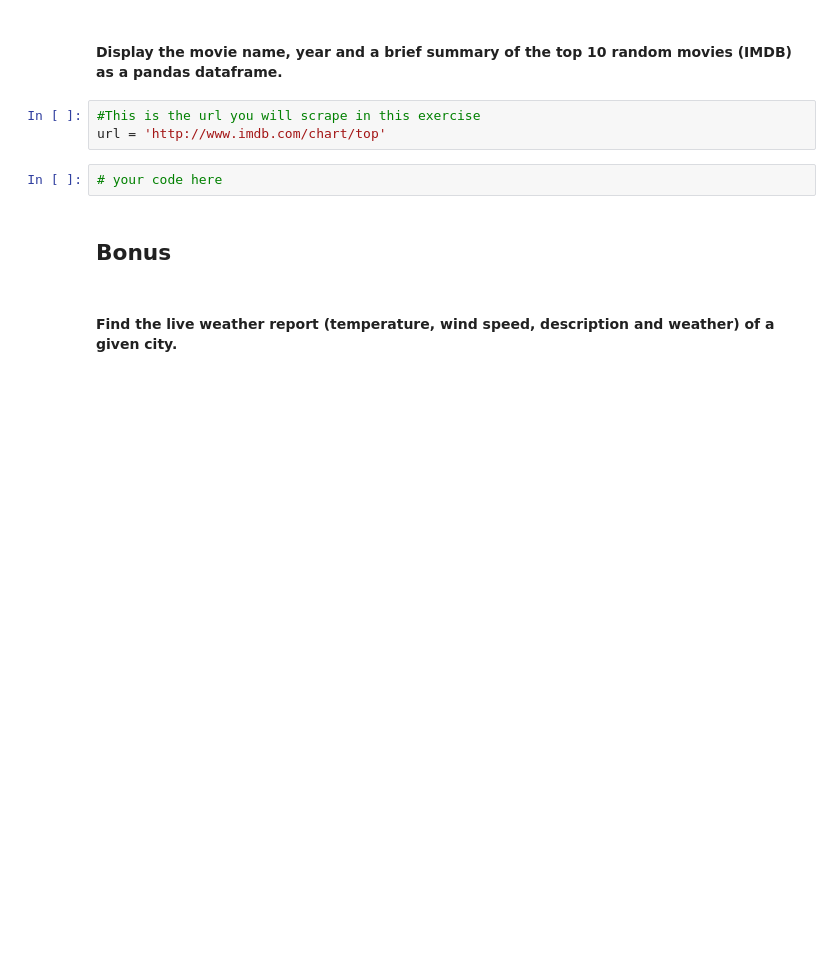
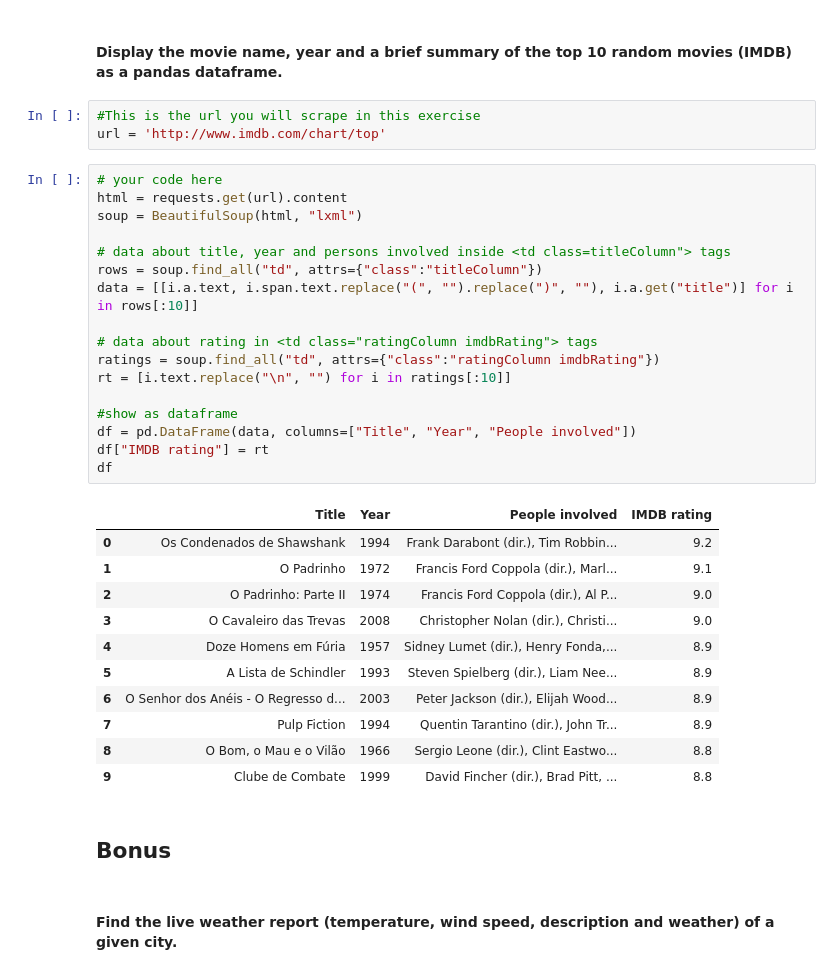
Before and after one commit to ta-data-lis/lab-web-scraping, a Jupyter notebook: your-code/main.ipynb, the cells around one changed output. Saved outputs shown, nothing was run; the diff lists cells and outputs as text; blank space fills up the shorter version.

```diff
--- a/your-code/main.ipynb
+++ b/your-code/main.ipynb
@@ -170,8 +414,35 @@ url = 'https://www.imdb.com/chart/top'
 # %%
 #This is the url you will scrape in this exercise
 url = 'http://www.imdb.com/chart/top'
-# %%
-# your code here
+# %%
+# your code here
+html = requests.get(url).content
+soup = BeautifulSoup(html, "lxml")
+
+# data about title, year and persons involved inside <td class=titleColumn"> tags
+rows = soup.find_all("td", attrs={"class":"titleColumn"})
+data = [[i.a.text, i.span.text.replace("(", "").replace(")", ""), i.a.get("title")] for i in rows[:10]]
+
+# data about rating in <td class="ratingColumn imdbRating"> tags
+ratings = soup.find_all("td", attrs={"class":"ratingColumn imdbRating"})
+rt = [i.text.replace("\n", "") for i in ratings[:10]]
+
+#show as dataframe
+df = pd.DataFrame(data, columns=["Title", "Year", "People involved"])
+df["IMDB rating"] = rt
+df
+# %% [output]
+|  | Title | Year | People involved | IMDB rating |
+| 0 | Os Condenados de Shawshank | 1994 | Frank Darabont (dir.), Tim Robbin... | 9.2 |
+| 1 | O Padrinho | 1972 | Francis Ford Coppola (dir.), Marl... | 9.1 |
+| 2 | O Padrinho: Parte II | 1974 | Francis Ford Coppola (dir.), Al P... | 9.0 |
+| 3 | O Cavaleiro das Trevas | 2008 | Christopher Nolan (dir.), Christi... | 9.0 |
+| 4 | Doze Homens em Fúria | 1957 | Sidney Lumet (dir.), Henry Fonda,... | 8.9 |
+| 5 | A Lista de Schindler | 1993 | Steven Spielberg (dir.), Liam Nee... | 8.9 |
+| 6 | O Senhor dos Anéis - O Regresso d... | 2003 | Peter Jackson (dir.), Elijah Wood... | 8.9 |
+| 7 | Pulp Fiction | 1994 | Quentin Tarantino (dir.), John Tr... | 8.9 |
+| 8 | O Bom, o Mau e o Vilão | 1966 | Sergio Leone (dir.), Clint Eastwo... | 8.8 |
+| 9 | Clube de Combate | 1999 | David Fincher (dir.), Brad Pitt, ... | 8.8 |
 # %% [markdown]
 ## Bonus
 # %% [markdown]
```
Also changed, not shown: parts of 28 cells of this notebook.
